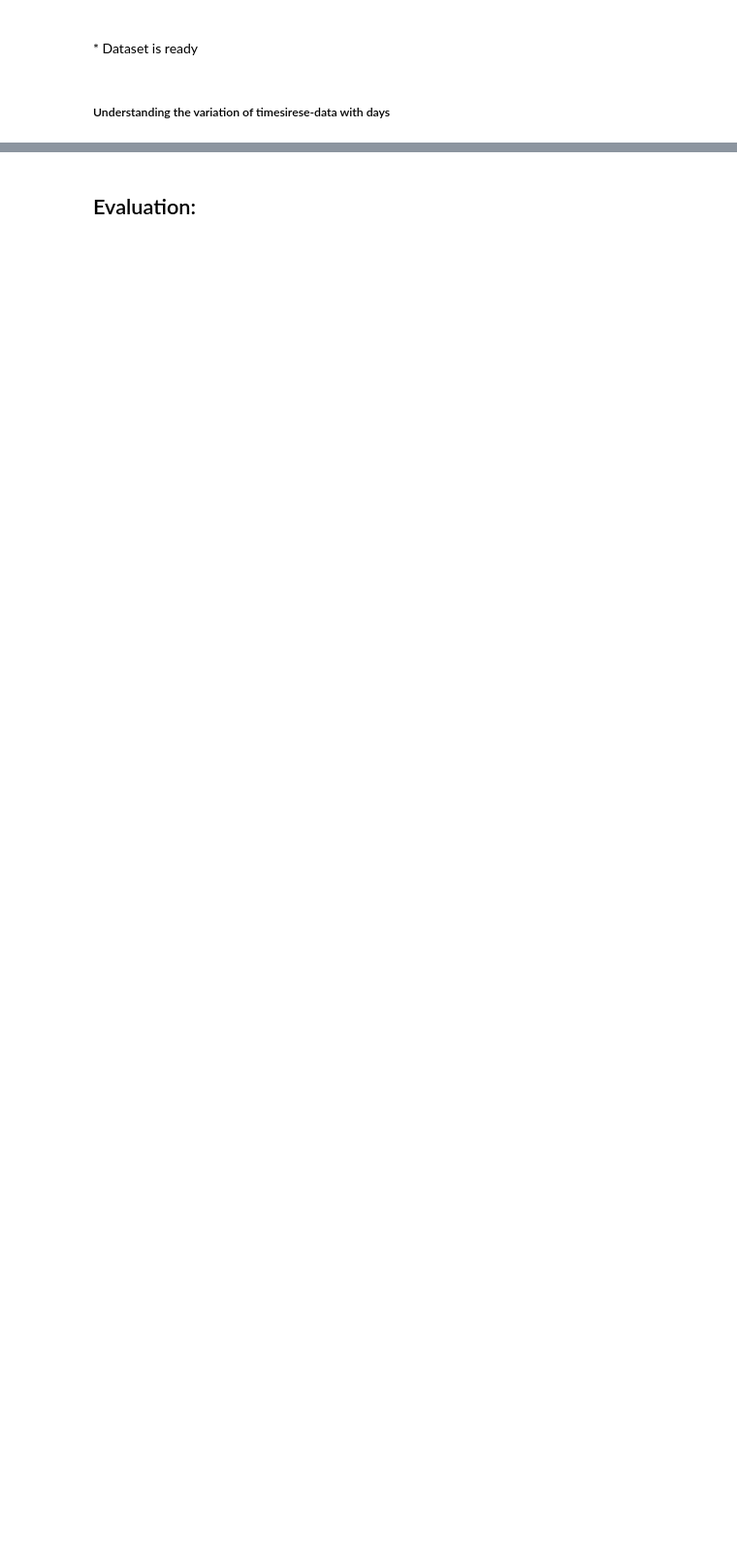
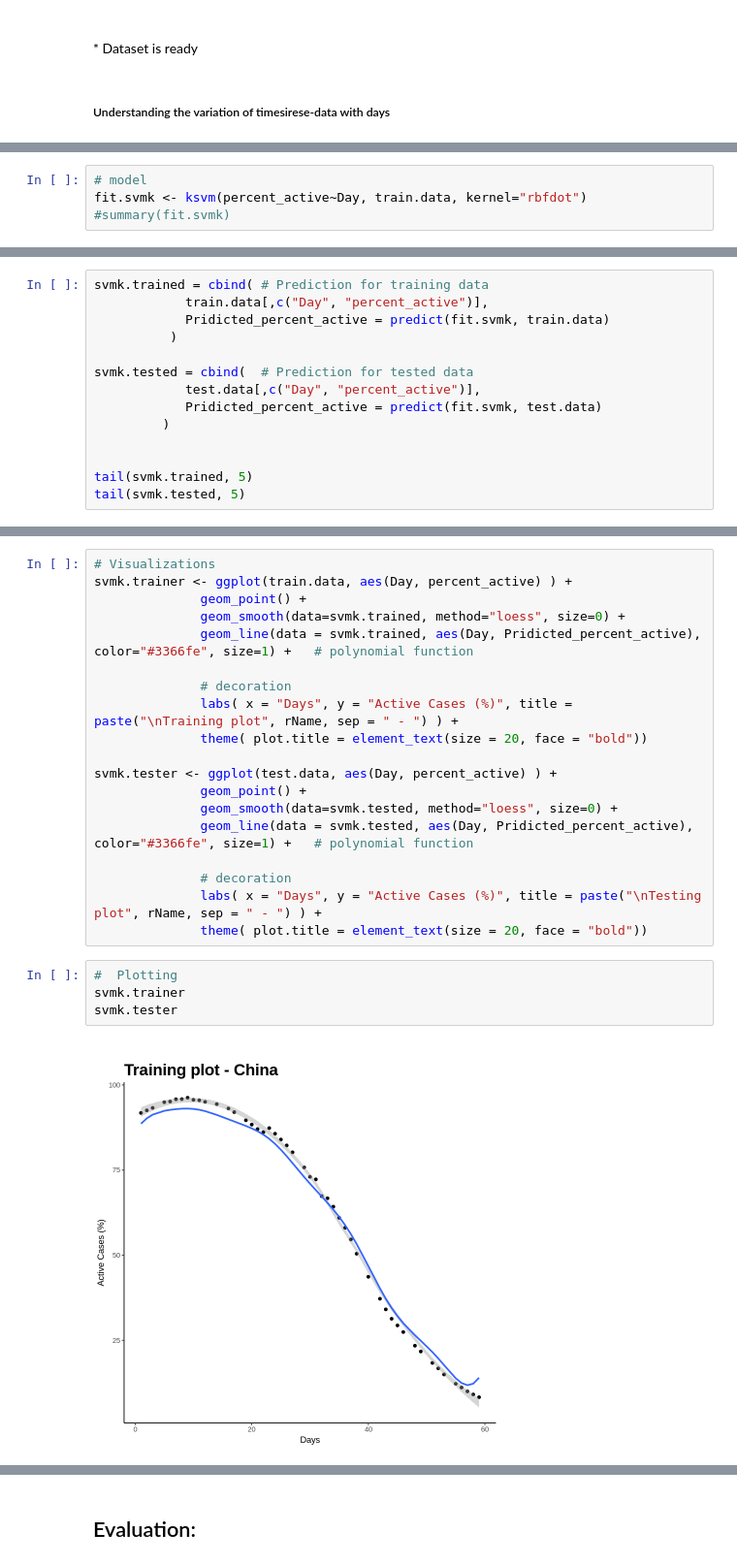
Before and after one commit to ravi-prakash1907/A-tracking-of-COVID-19, a Jupyter notebook: COVID-19/Notebooks/syllabus/Primary Documentation.ipynb, the cells around one changed output, grey strips where cells are left out. Shown: that part at 97% size. Drawn from its saved outputs; the diff is of its cells as text; blank space fills up the shorter version.

```diff
--- a/COVID-19/Notebooks/syllabus/Primary Documentation.ipynb
+++ b/COVID-19/Notebooks/syllabus/Primary Documentation.ipynb
@@ -1270,0 +1462,4 @@ Warning message in FUN(X[[i]], ...):
+# %%
+# model
+fit.svmk <- ksvm(percent_active~Day, train.data, kernel="rbfdot")
+#summary(fit.svmk)
@@ -1270,0 +1474,14 @@ Warning message in FUN(X[[i]], ...):
+# %%
+svmk.trained = cbind( # Prediction for training data
+            train.data[,c("Day", "percent_active")],
+            Pridicted_percent_active = predict(fit.svmk, train.data)
+          )
+
+svmk.tested = cbind(  # Prediction for tested data
+            test.data[,c("Day", "percent_active")],
+            Pridicted_percent_active = predict(fit.svmk, test.data)
+         )
+
+
+tail(svmk.trained, 5)
+tail(svmk.tested, 5)
@@ -1270,0 +1501,25 @@ Warning message in FUN(X[[i]], ...):
+# %%
+# Visualizations
+svmk.trainer <- ggplot(train.data, aes(Day, percent_active) ) +
+              geom_point() +
+              geom_smooth(data=svmk.trained, method="loess", size=0) +
+              geom_line(data = svmk.trained, aes(Day, Pridicted_percent_active), color="#3366fe", size=1) +   # polynomial function
+
+              # decoration
+              labs( x = "Days", y = "Active Cases (%)", title = paste("\nTraining plot", rName, sep = " - ") ) +
+              theme( plot.title = element_text(size = 20, face = "bold"))
+
+svmk.tester <- ggplot(test.data, aes(Day, percent_active) ) +
+              geom_point() +
+              geom_smooth(data=svmk.tested, method="loess", size=0) +
+              geom_line(data = svmk.tested, aes(Day, Pridicted_percent_active), color="#3366fe", size=1) +   # polynomial function
+
+              # decoration
+              labs( x = "Days", y = "Active Cases (%)", title = paste("\nTesting plot", rName, sep = " - ") ) +
+              theme( plot.title = element_text(size = 20, face = "bold"))
+# %%
+#  Plotting
+svmk.trainer
+svmk.tester
+# %% [output]
+[figure, added]
```
Also changed, not shown: parts of 135 cells of this notebook, 1 other file.
